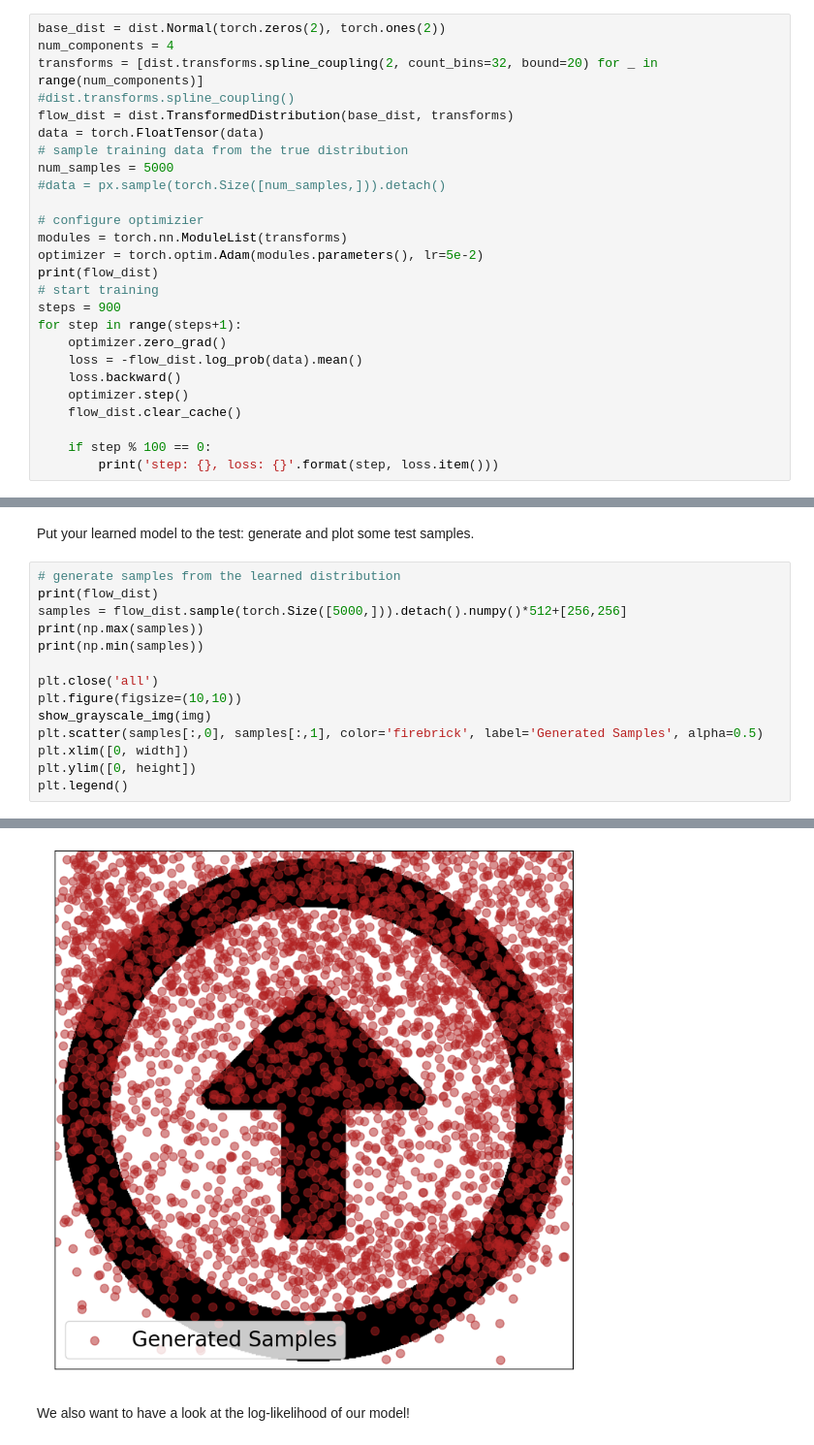
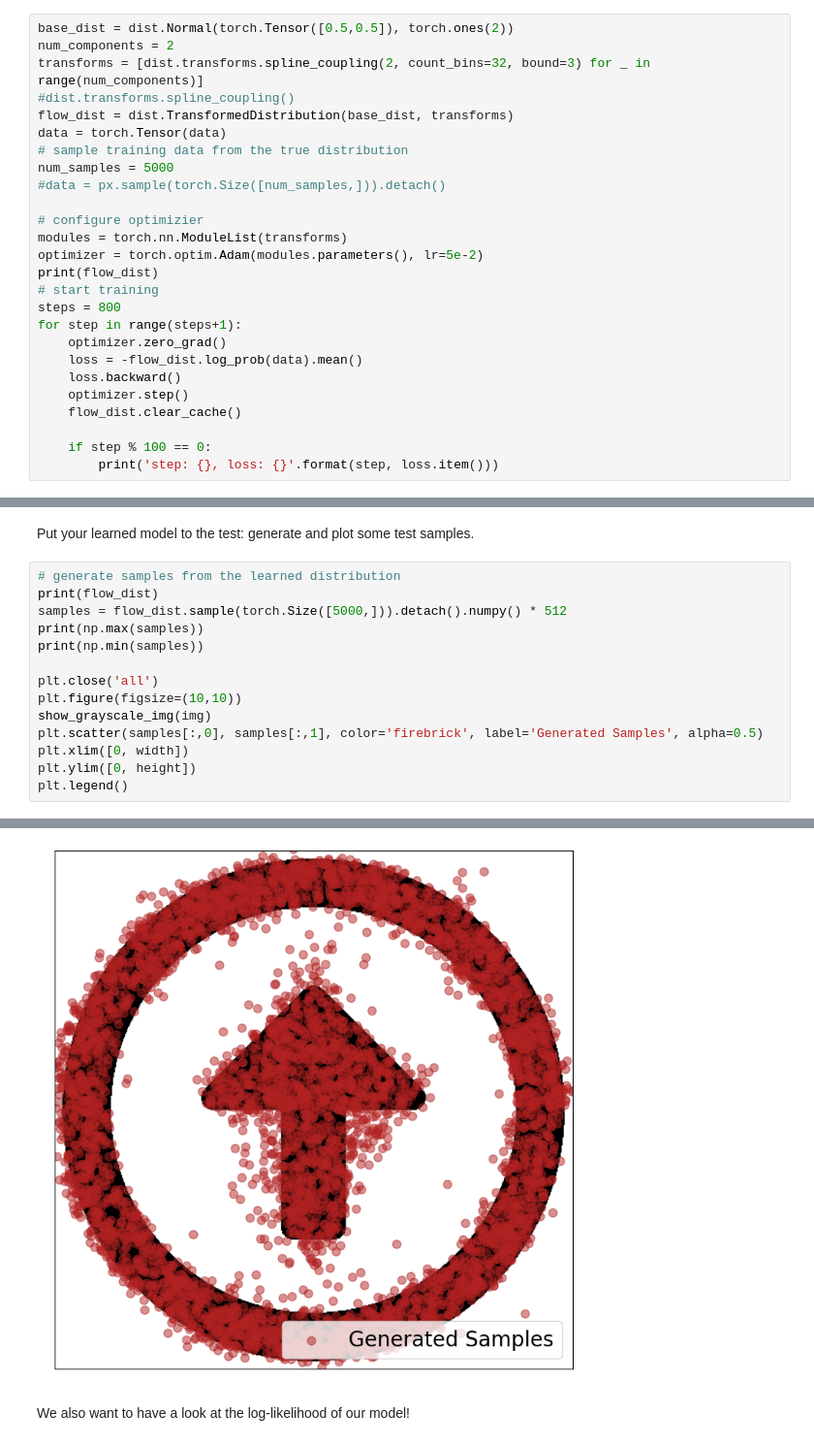
Before and after one commit to Roecker1/nlsp_ue, a Jupyter notebook: notebooks/assignments/1-4-flows.ipynb, the cells around one changed output, grey strips where cells are left out. Shown at 97% size. Drawn from its saved outputs; the diff is of its cells as text.

```diff
--- a/notebooks/assignments/1-4-flows.ipynb
+++ b/notebooks/assignments/1-4-flows.ipynb
@@ -62,12 +62,12 @@ Our image format is 512 x 512.
 # %% [markdown]
 Train your flow here.
 # %%
-base_dist = dist.Normal(torch.zeros(2), torch.ones(2))
-num_components = 4
-transforms = [dist.transforms.spline_coupling(2, count_bins=32, bound=20) for _ in range(num_components)]
+base_dist = dist.Normal(torch.Tensor([0.5,0.5]), torch.ones(2))
+num_components = 2
+transforms = [dist.transforms.spline_coupling(2, count_bins=32, bound=3) for _ in range(num_components)]
 #dist.transforms.spline_coupling()
 flow_dist = dist.TransformedDistribution(base_dist, transforms)
-data = torch.FloatTensor(data)
+data = torch.Tensor(data)
 # sample training data from the true distribution
 num_samples = 5000
 #data = px.sample(torch.Size([num_samples,])).detach()
@@ -77,7 +77,7 @@ modules = torch.nn.ModuleList(transforms)
 optimizer = torch.optim.Adam(modules.parameters(), lr=5e-2)
 print(flow_dist)
 # start training
-steps = 900
+steps = 800
 for step in range(steps+1):
     optimizer.zero_grad()
     loss = -flow_dist.log_prob(data).mean()
@@ -103,7 +96,7 @@ Put your learned model to the test: generate and plot some test samples.
 # %%
 # generate samples from the learned distribution
 print(flow_dist)
-samples = flow_dist.sample(torch.Size([5000,])).detach().numpy()*512+[256,256]
+samples = flow_dist.sample(torch.Size([5000,])).detach().numpy() * 512
 print(np.max(samples))
 print(np.min(samples))
 
@@ -120,6 +114,6 @@ plt.legend()
 <matplotlib.legend.Legend at 0x...>
 <Figure size 1000x1000 with 0 Axes>
-[figure, old version]
+[figure, new version]
 # %% [markdown]
 We also want to have a look at the log-likelihood of our model!
 # %%
```
Also changed, not shown: parts of 6 cells of this notebook, 1 other file.
